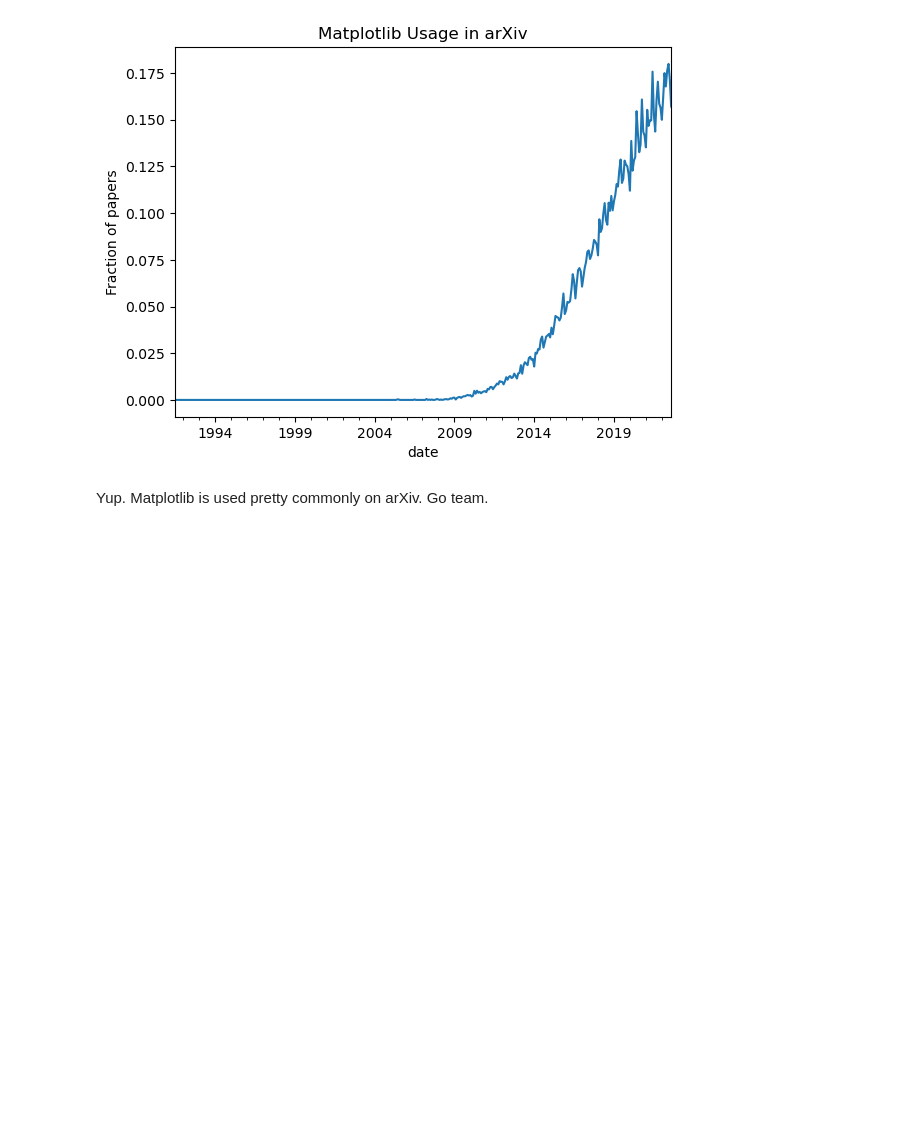
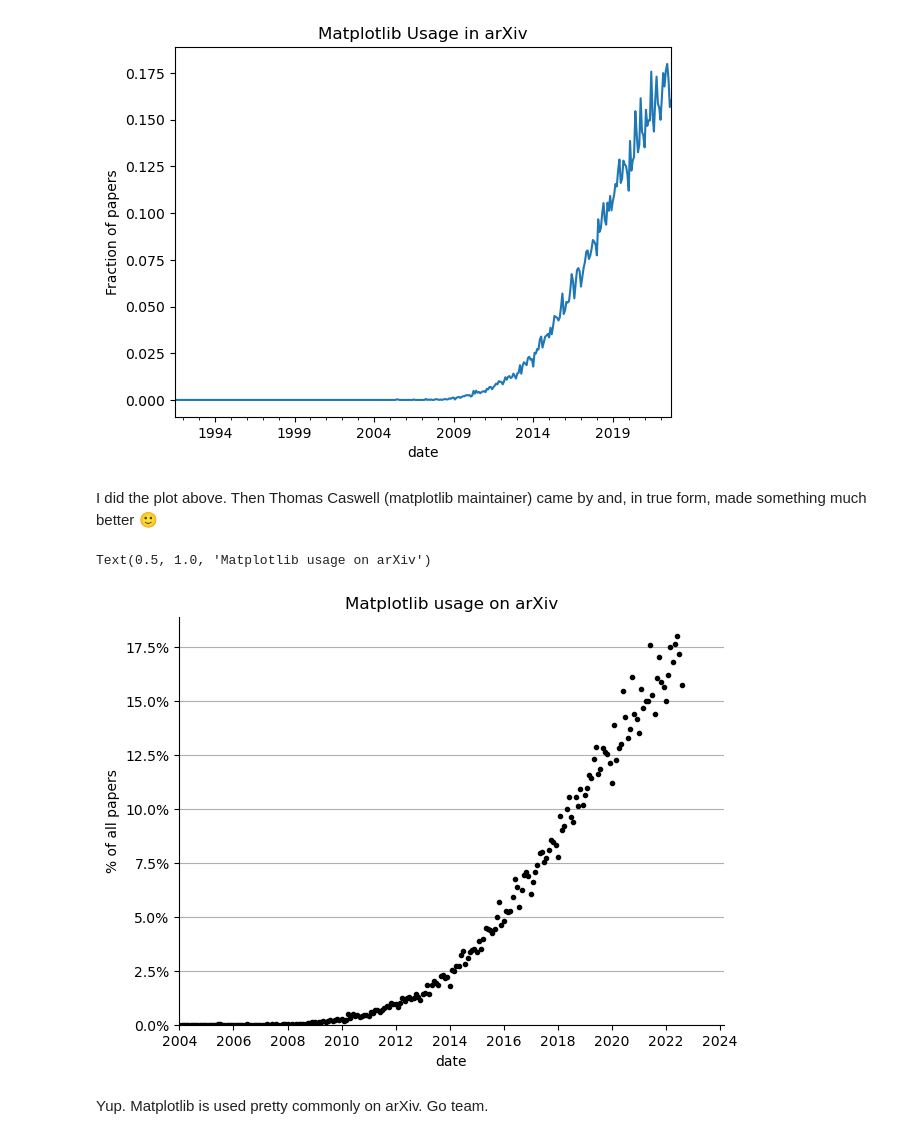
Before and after one commit to mrocklin/arxiv-matplotlib, a Jupyter notebook: arxiv-aws.ipynb, the cells around one changed output. Cells and saved outputs as stored; diff of their text form; code cells hidden in the pictures; blank space fills up the shorter version.

```diff
--- a/arxiv-aws.ipynb
+++ b/arxiv-aws.ipynb
@@ -193,6 +257,45 @@ df.groupby("date").has_matplotlib.mean().plot(
 ).get_figure().savefig("results.png")
 # %% [output]
 [figure]
+# %% [markdown]
+I did the plot above.  Then Thomas Caswell (matplotlib maintainer) came by and, in true form, made something much better 🙂
+# %%
+import datetime
+import matplotlib.pyplot as plt
+from matplotlib.ticker import PercentFormatter
+
+import pandas as pd
+
+# read data
+by_month = pd.read_parquet("results.parquet").groupby("date").has_matplotlib.mean()
+
+
+# get figure
+fig, ax = plt.subplots(layout="constrained")
+# plot the data
+ax.plot(by_month, "o", color="k", ms=3)
+
+# over-ride the default auto limits
+ax.set_xlim(left=datetime.date(2004, 1, 1))
+ax.set_ylim(bottom=0)
+
+# turn on a horizontal grid
+ax.grid(axis="y")
+
+# remove the top and right spines
+ax.spines.right.set_visible(False)
+ax.spines.top.set_visible(False)
+
+# format y-ticks a percent
+ax.yaxis.set_major_formatter(PercentFormatter(xmax=1))
+
+# add title and labels
+ax.set_xlabel("date")
+ax.set_ylabel("% of all papers")
+ax.set_title("Matplotlib usage on arXiv")
+# %% [output]
+Text(0.5, 1.0, 'Matplotlib usage on arXiv')
+[figure, added]
 # %% [markdown]
 Yup.  Matplotlib is used pretty commonly on arXiv.  Go team.
 # %% [markdown]
```
Also changed, not shown: parts of 21 cells of this notebook.
